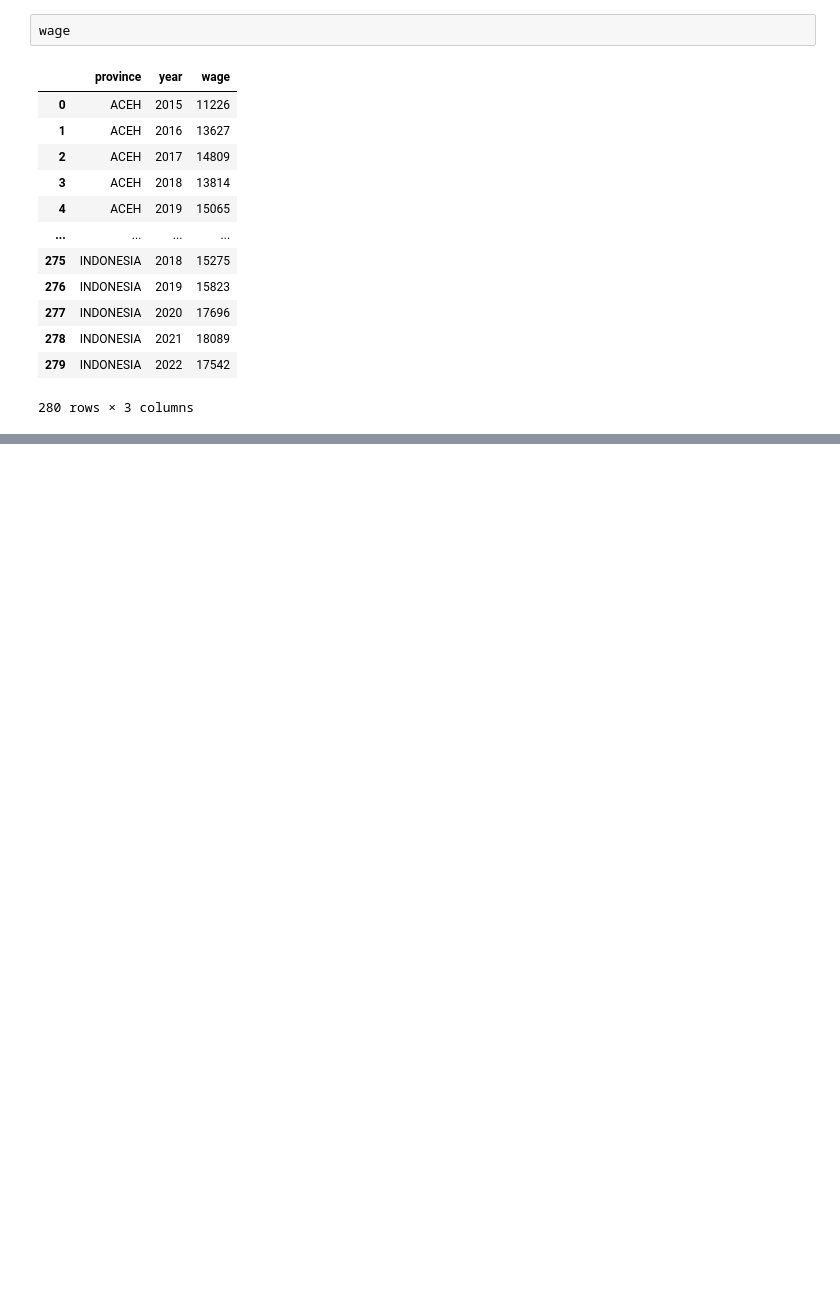
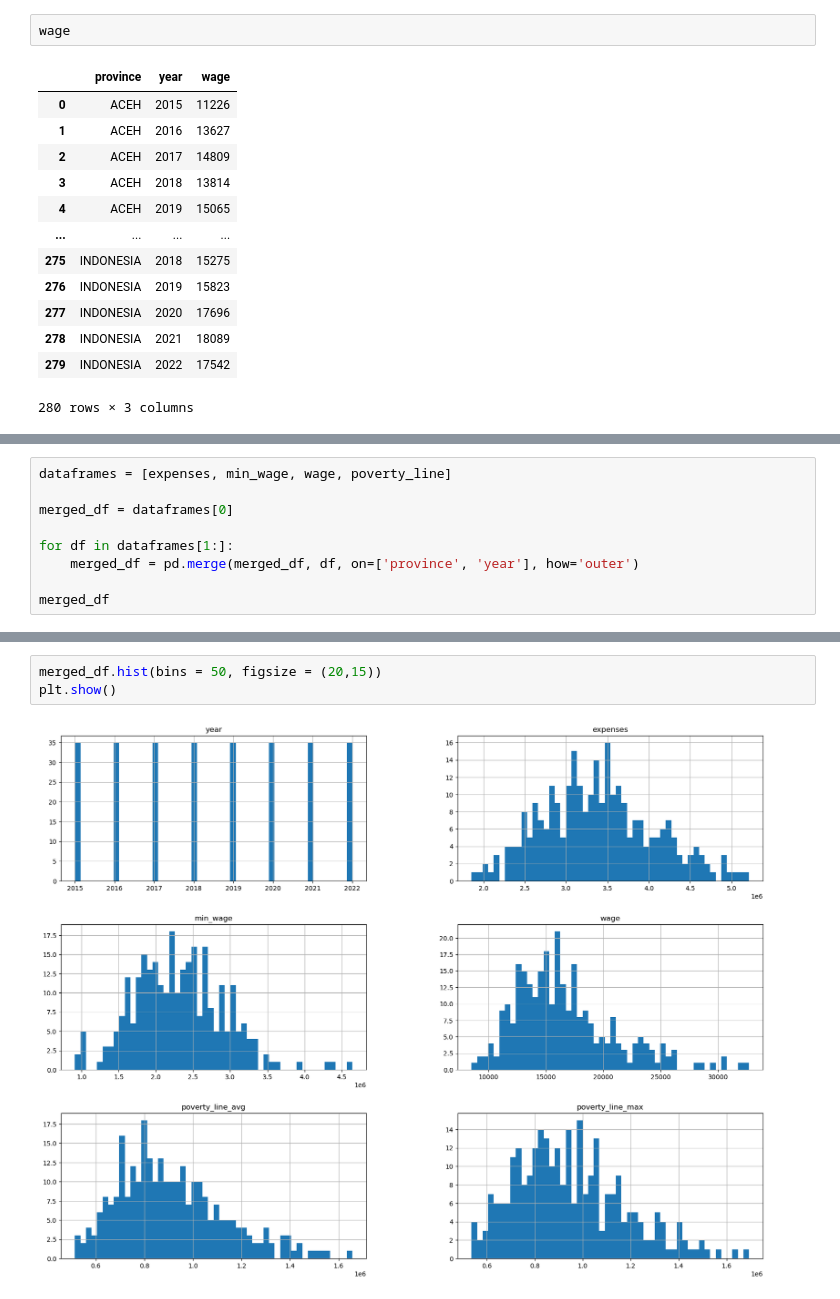
Before and after one commit to viansebastian/IndoWorkersWelfare-Analysis, a Jupyter notebook: notebook.ipynb, the cells around one changed output, grey strips where cells are left out. Drawn from its saved outputs; the diff is of its cells as text; blank space fills up the shorter version.

```diff
--- a/notebook.ipynb
+++ b/notebook.ipynb
@@ -183,3 +164,12 @@ plt.tight_layout(rect=[0, 0, 0.85, 1])
 plt.show()
 # %% [output]
 [figure]
+# %%
+dataframes = [expenses, min_wage, wage, poverty_line]
+
+merged_df = dataframes[0]
+
+for df in dataframes[1:]:
+    merged_df = pd.merge(merged_df, df, on=['province', 'year'], how='outer')
+
+merged_df
@@ -185,0 +211,5 @@ plt.show()
+# %%
+merged_df.hist(bins = 50, figsize = (20,15))
+plt.show()
+# %% [output]
+[figure, added]
```
Also changed, not shown: parts of 9 cells of this notebook.
